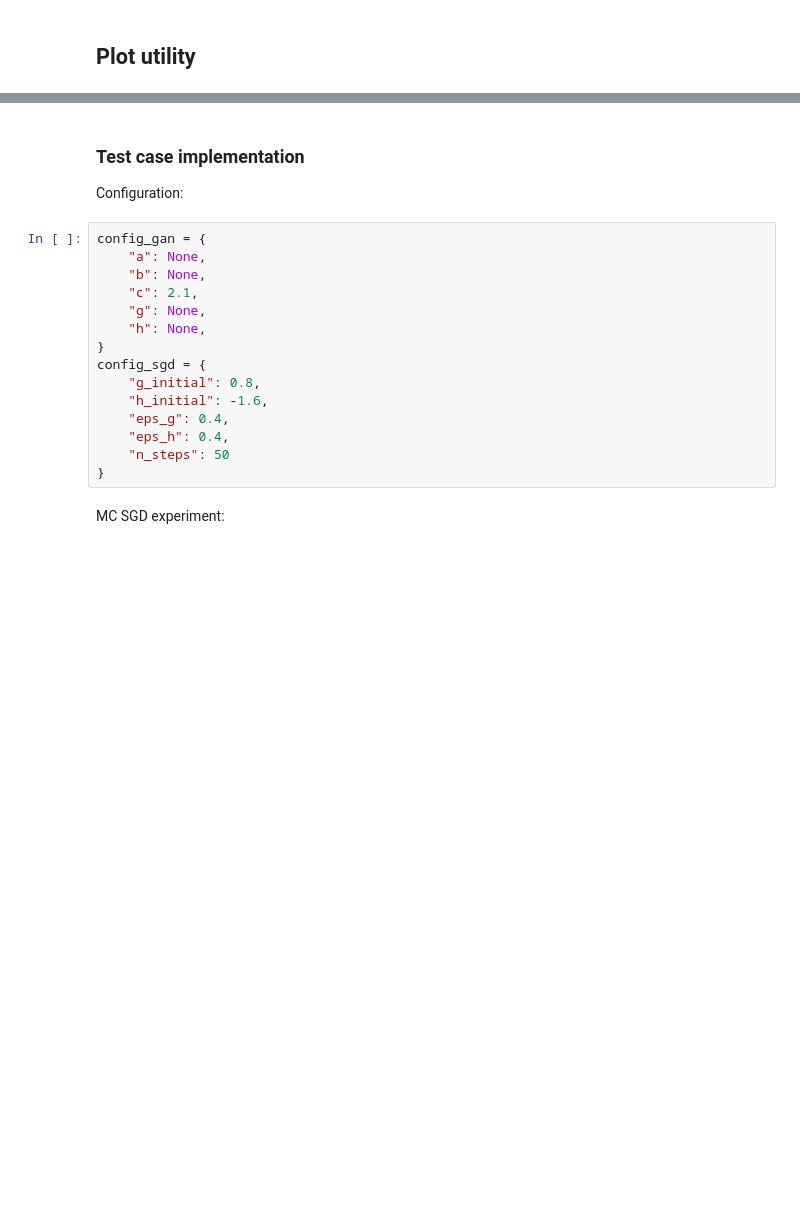
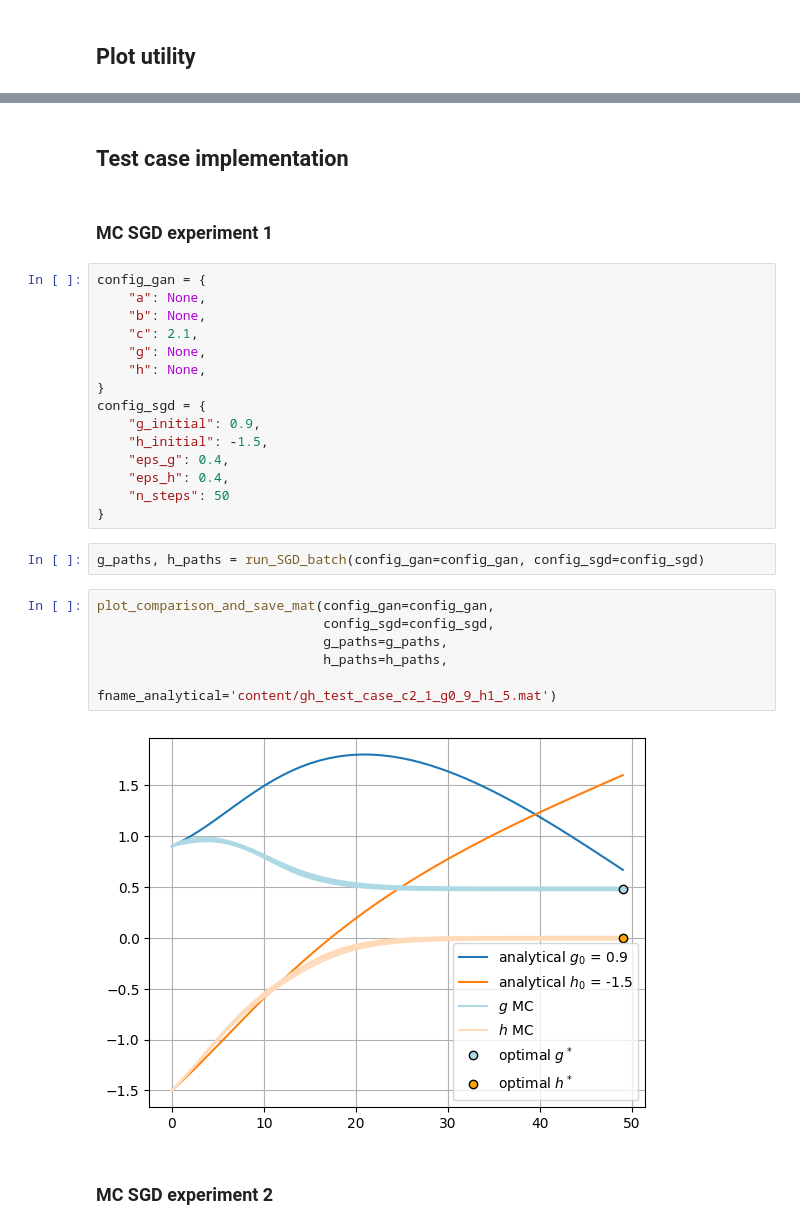
Before and after one commit to BandGapAI/gan-1d-least-squares, a Jupyter notebook: numerical_simulation.ipynb, the cells around one changed output, grey strips where cells are left out. Drawn from its saved outputs; the diff is of its cells as text; blank space fills up the shorter version.

```diff
--- a/numerical_simulation.ipynb
+++ b/numerical_simulation.ipynb
@@ -151,7 +159,8 @@ def plot_comparison(config_gan, config_sgd, g_paths, h_paths, fname_analytical,
     plt.show()
 # %% [markdown]
-### Test case implementation
-Configuration:
+## Test case implementation
+# %% [markdown]
+### MC SGD experiment 1
 # %%
 config_gan = {
     "a": None,
@@ -161,11 +170,21 @@ config_gan = {
     "h": None,
 }
 config_sgd = {
-    "g_initial": 0.8,
-    "h_initial": -1.6,
+    "g_initial": 0.9,
+    "h_initial": -1.5,
     "eps_g": 0.4,
     "eps_h": 0.4,
     "n_steps": 50
 }
+# %%
+g_paths, h_paths = run_SGD_batch(config_gan=config_gan, config_sgd=config_sgd)
+# %%
+plot_comparison_and_save_mat(config_gan=config_gan,
+                             config_sgd=config_sgd,
+                             g_paths=g_paths,
+                             h_paths=h_paths,
+                             fname_analytical='content/gh_test_case_c2_1_g0_9_h1_5.mat')
+# %% [output]
+[figure, added]
 # %% [markdown]
-MC SGD experiment:
+### MC SGD experiment 2
```
Also changed, not shown: parts of 20 cells of this notebook, 13 other files.
